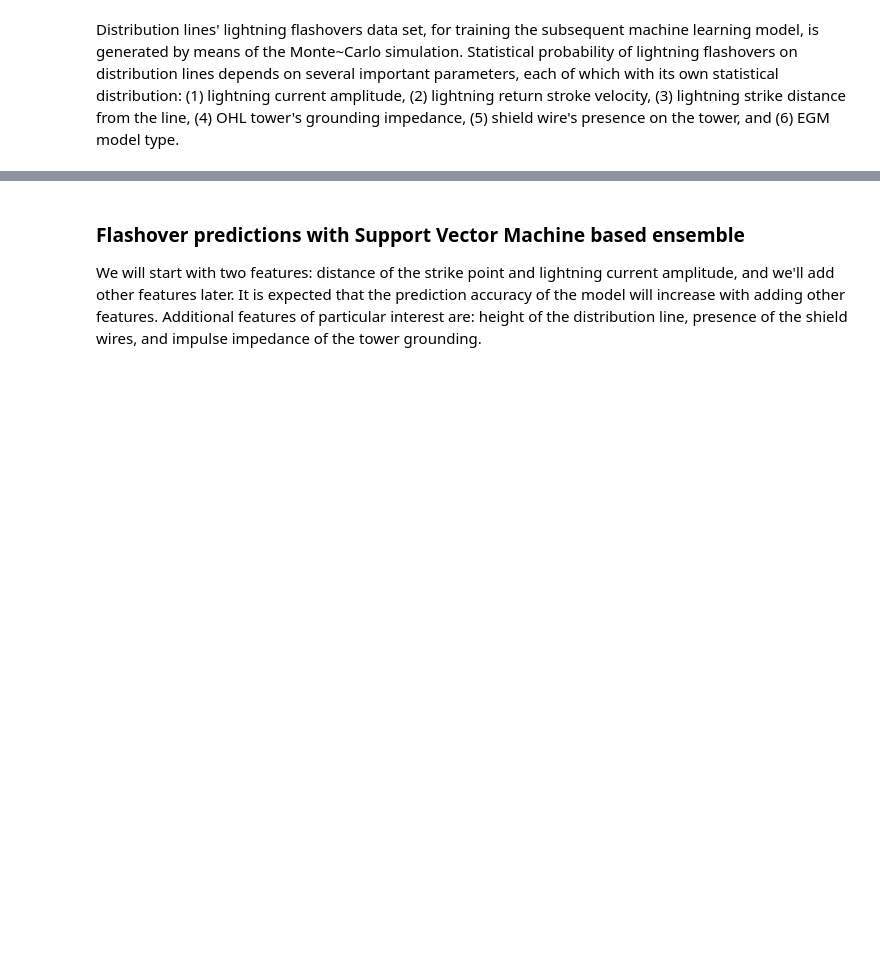
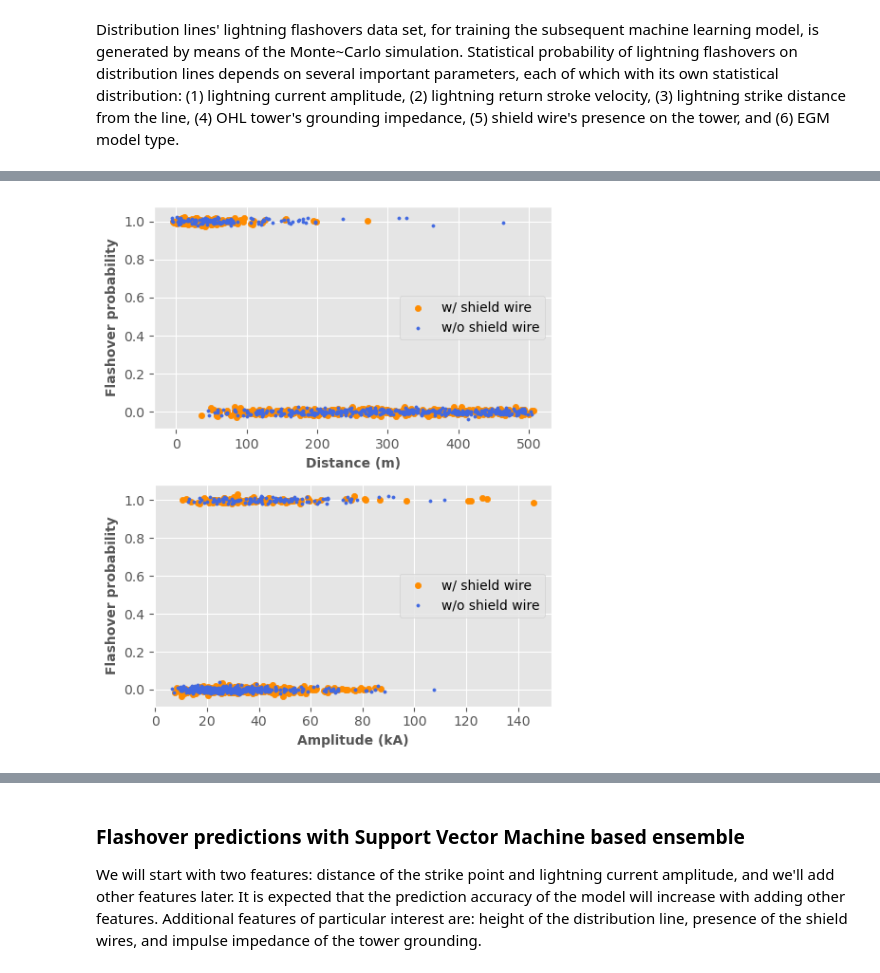
Before and after one commit to sarajcev/distlines, a Jupyter notebook: models.ipynb, the cells around one changed output, grey strips where cells are left out. Cells and saved outputs as stored; diff of their text form; code cells hidden in the pictures; blank space fills up the shorter version.

```diff
--- a/models.ipynb
+++ b/models.ipynb
@@ -90,4 +90,10 @@ groups = data.groupby('height')
 # -----------------------------
 g = groups.get_group(15)
 g.reset_index(inplace=True)
+# %%
+sandbox.plot_dataset_double_decker(
+    g['dist'], g['ampl'], g['flash'], g['shield'],
+    save_fig=True)
+# %% [output]
+[figure, added]
 # %%
```
Also changed, not shown: parts of 30 cells of this notebook, 1 other file.
